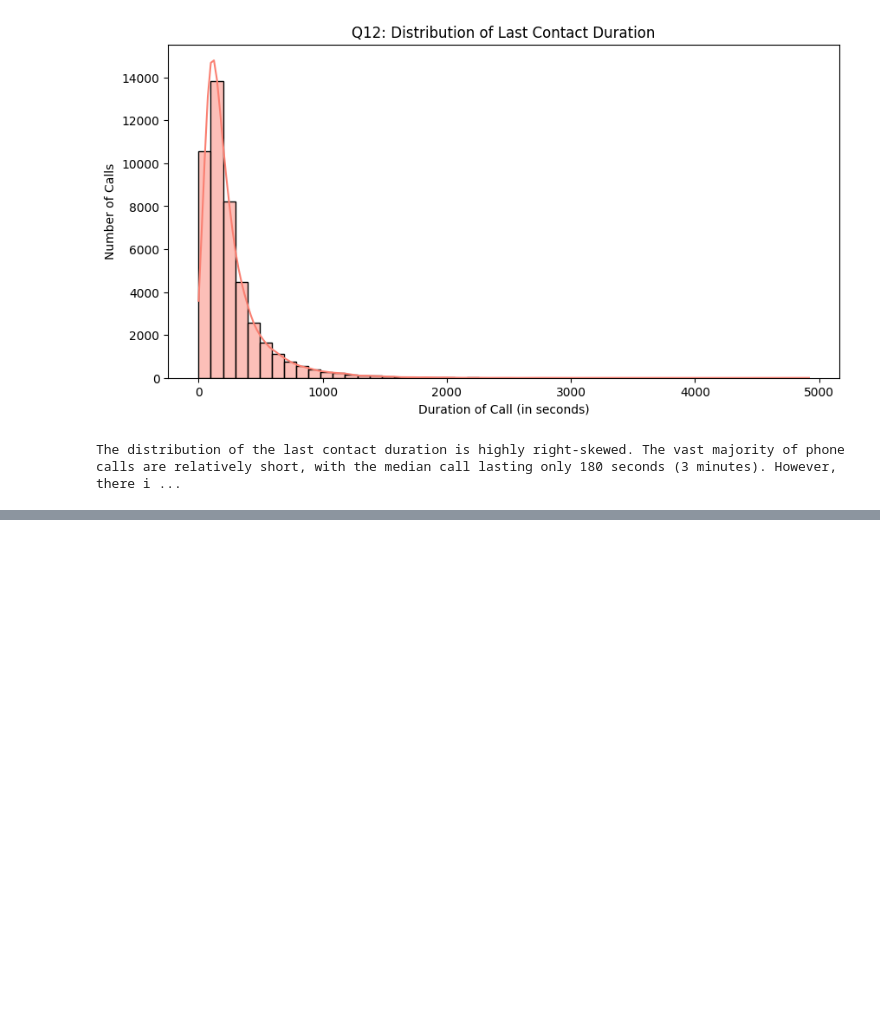
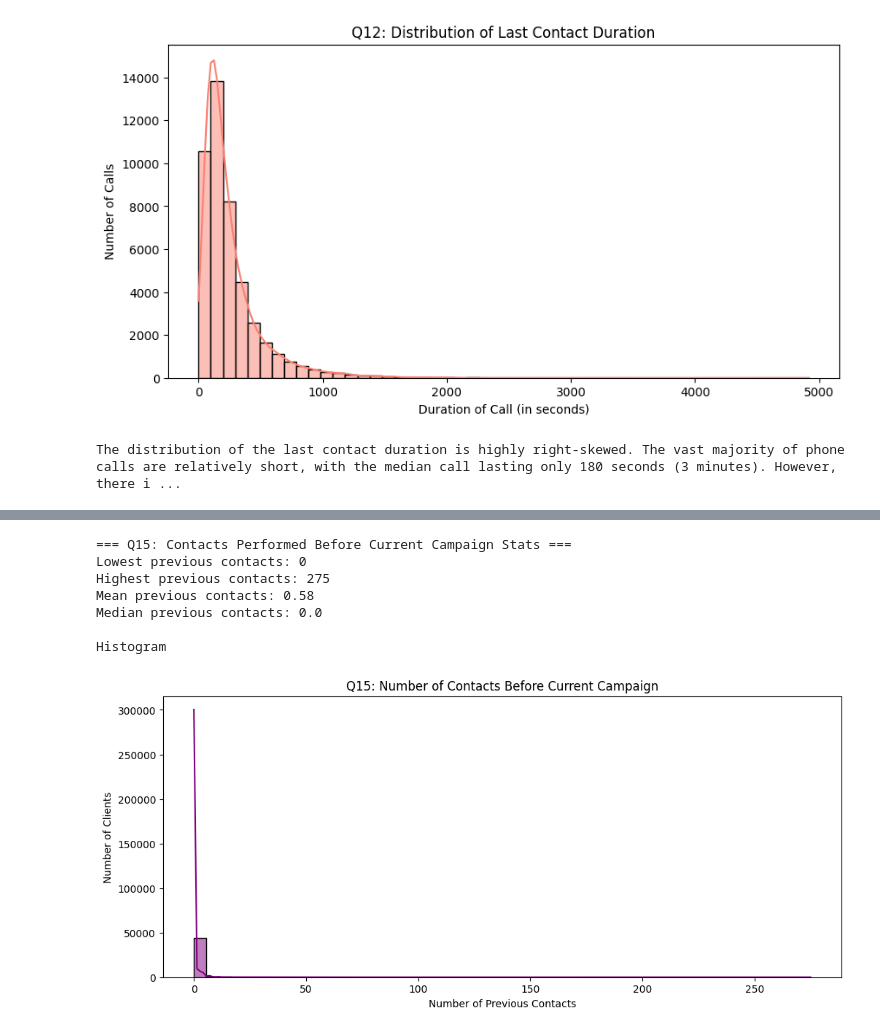
Before and after one commit to Srinivaas-only/Banking-Campaign-Data-Analysis, a Jupyter notebook: Banking_System_Analysis.ipynb, the cells around one changed output, grey strips where cells are left out. Saved outputs shown, nothing was run; the diff lists cells and outputs as text; code cells hidden in the pictures; blank space fills up the shorter version.

```diff
--- a/Banking_System_Analysis.ipynb
+++ b/Banking_System_Analysis.ipynb
@@ -388,0 +442,25 @@ The distribution of the last contact duration is highly right-skewed. The vast m
+# %%
+#Q15--	-	How many contacts were performed before the current campaign for each client?
+print("=== Q15: Contacts Performed Before Current Campaign Stats ===")
+print("Lowest previous contacts:", df['previous'].min())
+print("Highest previous contacts:", df['previous'].max())
+print("Mean previous contacts:", df['previous'].mean().round(2))
+print("Median previous contacts:", df['previous'].median())
+
+print("\nHistogram")
+# 2. Histogram
+plt.figure(figsize=(12, 5))
+sns.histplot(data=df, x='previous', bins=50, kde=True, color='purple')
+plt.title('Q15: Number of Contacts Before Current Campaign')
+plt.xlabel('Number of Previous Contacts')
+plt.ylabel('Number of Clients')
+plt.show()
+# %% [output]
+=== Q15: Contacts Performed Before Current Campaign Stats ===
+Lowest previous contacts: 0
+Highest previous contacts: 275
+Mean previous contacts: 0.58
+Median previous contacts: 0.0
+
+Histogram
+[figure, added]
```
Also changed, not shown: parts of 5 cells of this notebook.
